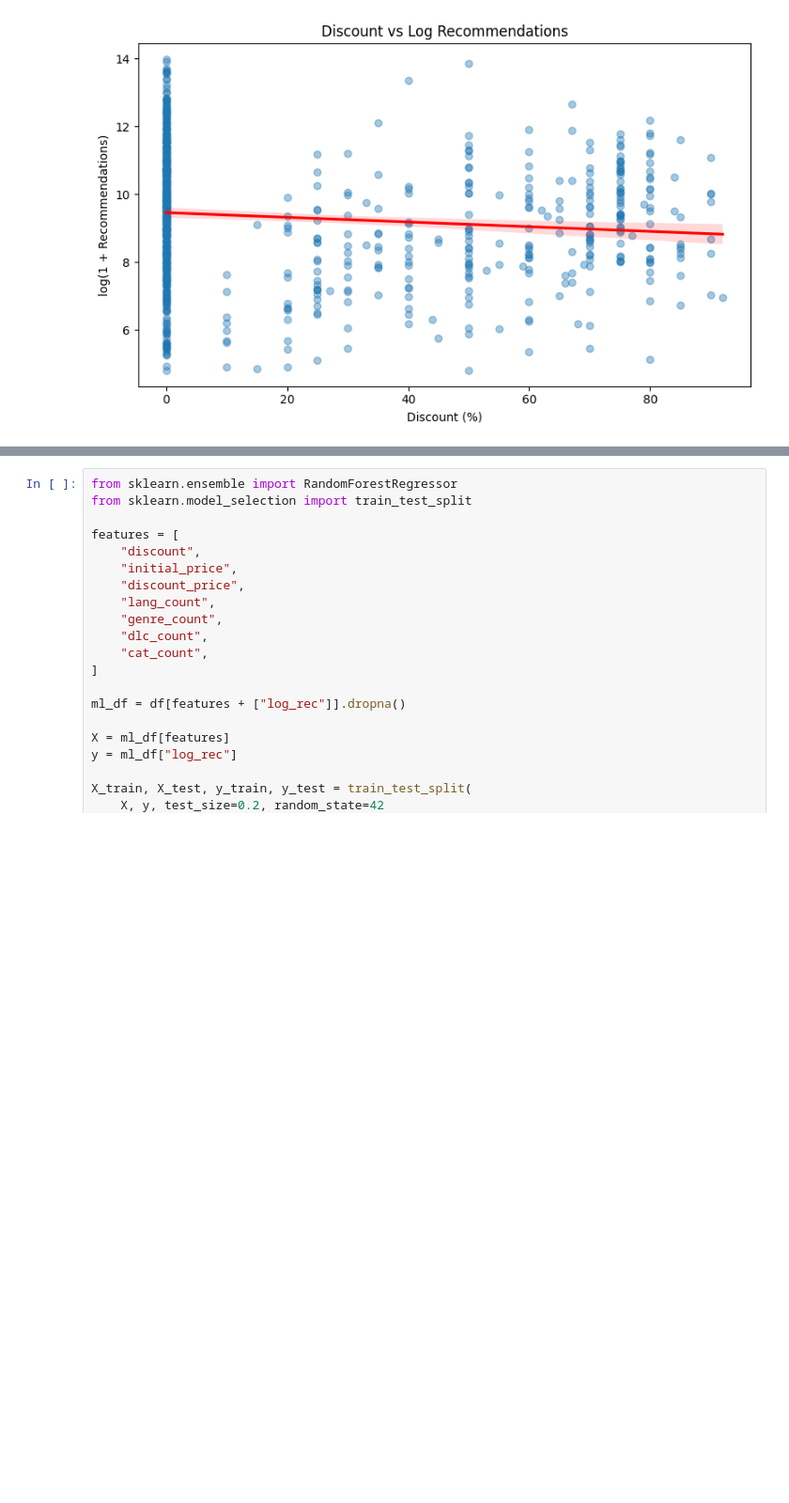
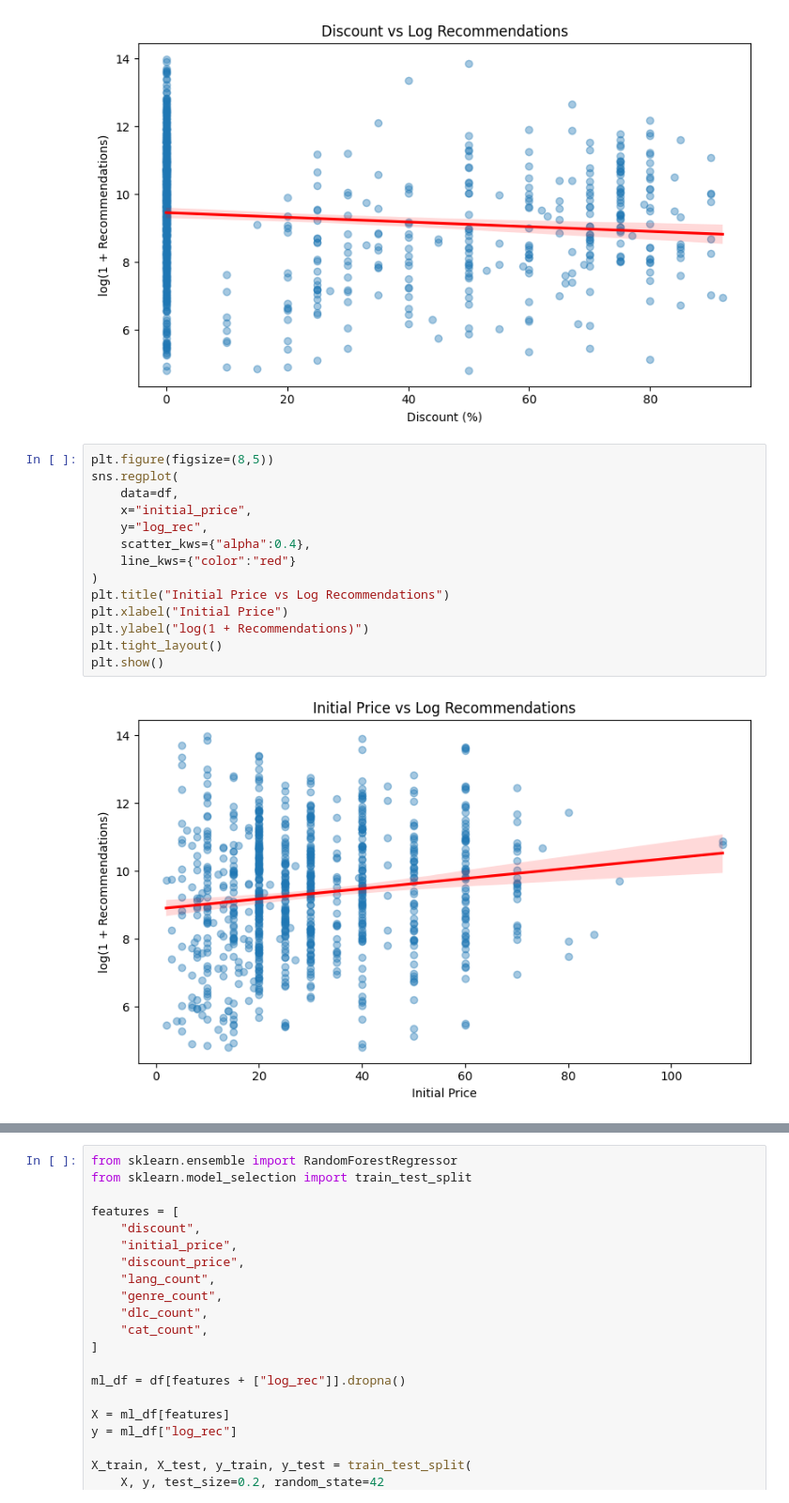
Before and after one commit to Cordieriteee/sta141b-final-project, a Jupyter notebook: Question 3.ipynb, the cells around one changed output, grey strips where cells are left out. Shown at 94% size. Cells and saved outputs as stored; diff of their text form; blank space fills up the shorter version.

```diff
--- a/Question 3.ipynb
+++ b/Question 3.ipynb
@@ -243,3 +252,19 @@ plt.tight_layout()
 plt.show()
 # %% [output]
 [figure]
+# %%
+plt.figure(figsize=(8,5))
+sns.regplot(
+    data=df,
+    x="initial_price",
+    y="log_rec",
+    scatter_kws={"alpha":0.4},
+    line_kws={"color":"red"}
+)
+plt.title("Initial Price vs Log Recommendations")
+plt.xlabel("Initial Price")
+plt.ylabel("log(1 + Recommendations)")
+plt.tight_layout()
+plt.show()
+# %% [output]
+[figure, added]
```
Also changed, not shown: parts of 4 cells of this notebook.
